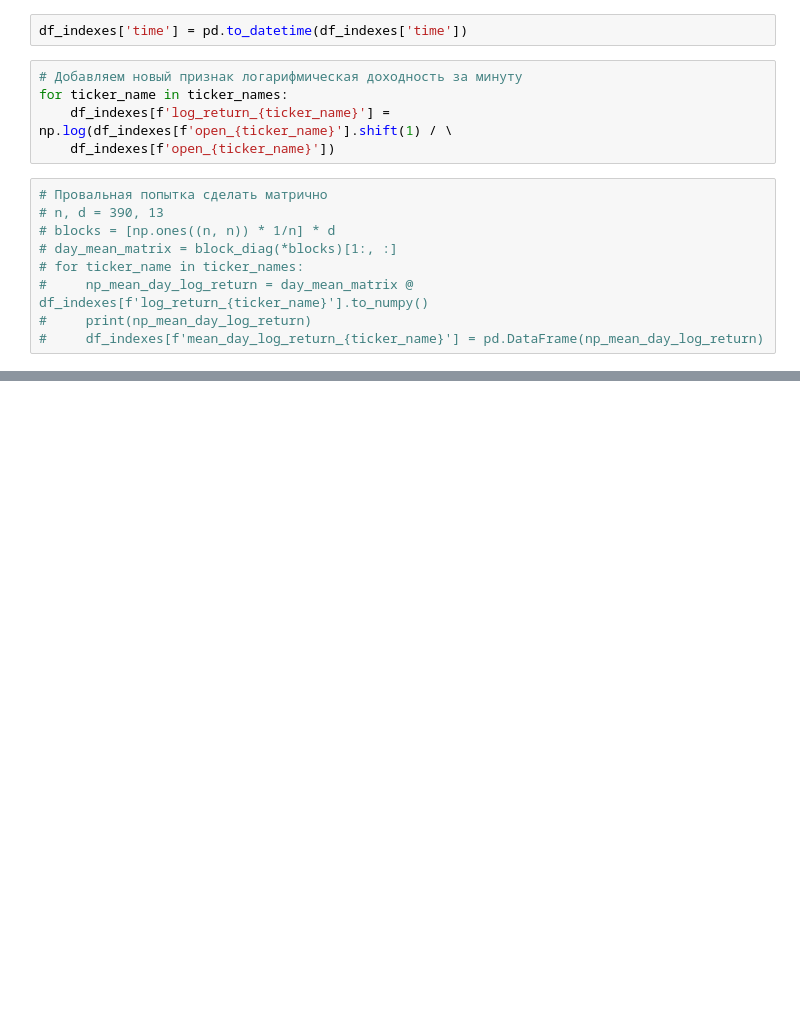
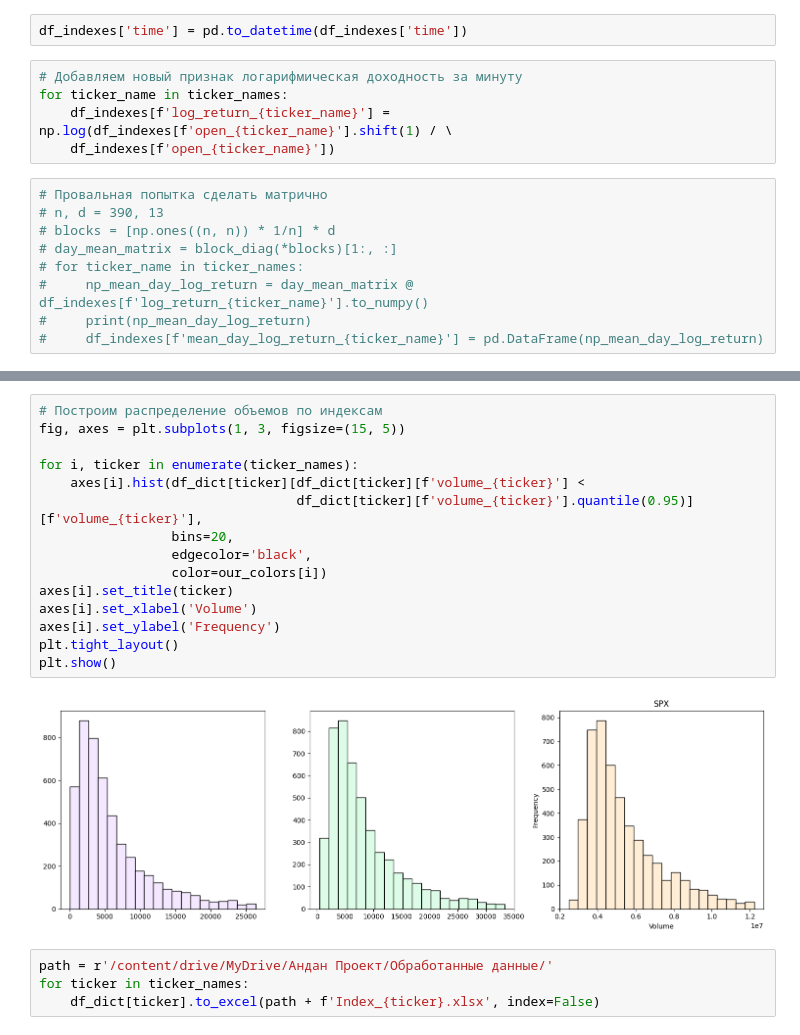
Before and after one commit to cakewinner/AnDan---Options_analisys, a Jupyter notebook: Indexes.ipynb, the cells around one changed output, grey strips where cells are left out. Cells and saved outputs as stored; diff of their text form; blank space fills up the shorter version.

```diff
--- a/Indexes.ipynb
+++ b/Indexes.ipynb
@@ -88,0 +112,21 @@ df_indexes.head()
+# %%
+# Построим распределение объемов по индексам
+fig, axes = plt.subplots(1, 3, figsize=(15, 5))
+
+for i, ticker in enumerate(ticker_names):
+    axes[i].hist(df_dict[ticker][df_dict[ticker][f'volume_{ticker}'] <
+                                 df_dict[ticker][f'volume_{ticker}'].quantile(0.95)][f'volume_{ticker}'],
+                 bins=20,
+                 edgecolor='black',
+                 color=our_colors[i])
+axes[i].set_title(ticker)
+axes[i].set_xlabel('Volume')
+axes[i].set_ylabel('Frequency')
+plt.tight_layout()
+plt.show()
+# %% [output]
+[figure, added]
+# %%
+path = r'/content/drive/MyDrive/Андан Проект/Обработанные данные/'
+for ticker in ticker_names:
+    df_dict[ticker].to_excel(path + f'Index_{ticker}.xlsx', index=False)
```
Also changed, not shown: parts of 13 cells of this notebook, 2 other files.
